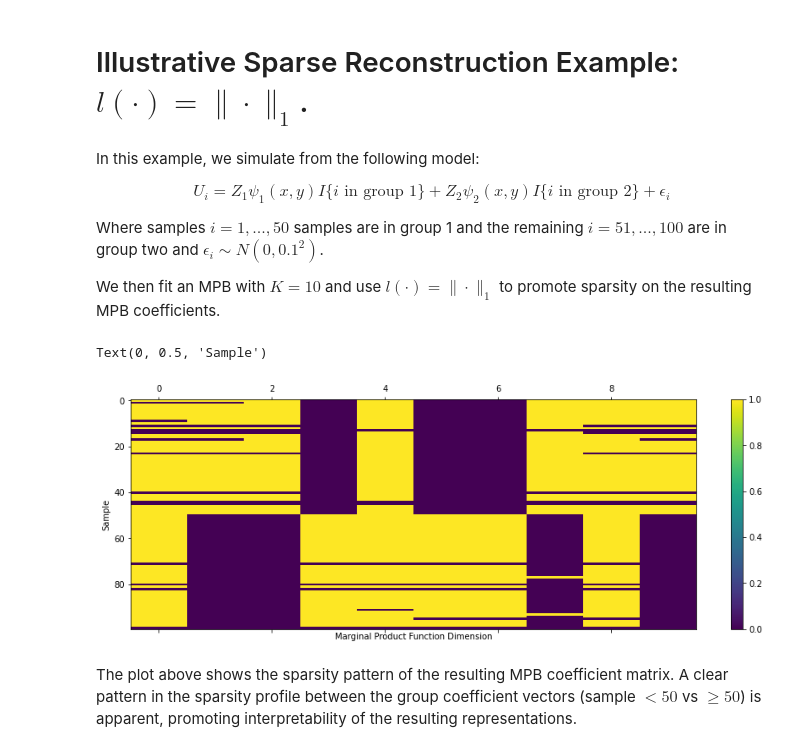
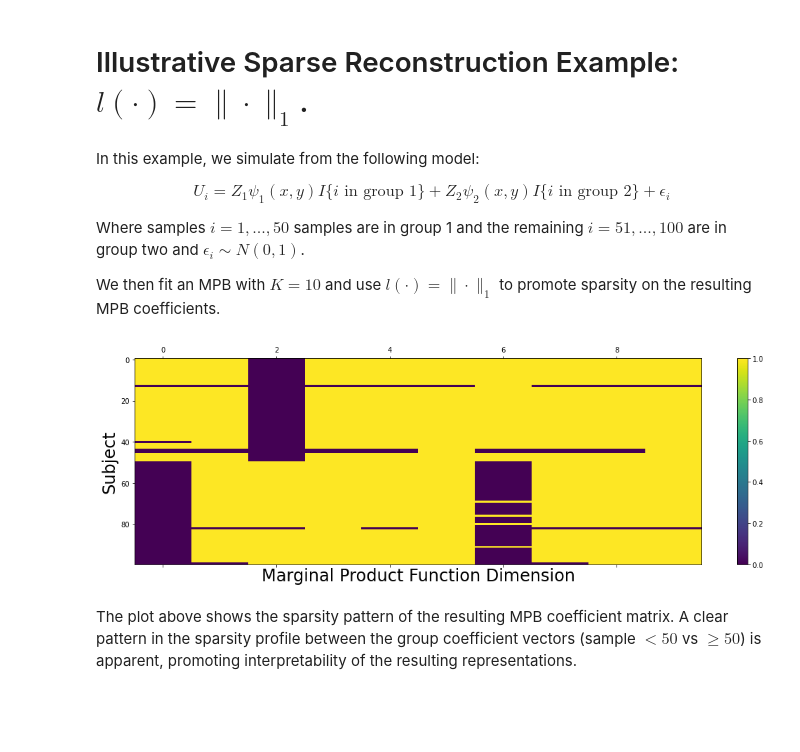
Before and after one commit to Will-Consagra/eMFDA, a Jupyter notebook: simulations/additional_evaluation_52.ipynb, the cells around one changed output. Saved outputs shown, nothing was run; the diff lists cells and outputs as text; code cells hidden in the pictures; blank space fills up the shorter version.

```diff
--- a/simulations/additional_evaluation_52.ipynb
+++ b/simulations/additional_evaluation_52.ipynb
@@ -410,7 +405,7 @@ $$
     U_i = Z_1 \psi_1(x,y)I\{i\text{ in group 1}\} + Z_2\psi_2(x,y)I\{i\text{ in group 2}\} + \epsilon_i
 $$
 
-Where samples $i=1,...,50$ samples are in group 1 and the remaining $i=51,...,100$ are in group two and $\epsilon_i\sim N(0,0.1^2)$.
+Where samples $i=1,...,50$ samples are in group 1 and the remaining $i=51,...,100$ are in group two and $\epsilon_i\sim N(0,1)$.
 
 We then fit an MPB with $K=10$ and use $l(\cdot) = \|\cdot\|_{1}$ to promote sparsity on the resulting MPB coefficients.
 # %%
@@ -422,7 +417,7 @@ Y_true  = sample_field_sparse(Ntrain)
 Y_noisey = Y_true + np.random.normal(loc=0, scale=np.sqrt(sigma2), size=Y_true.shape)
 
 lam_c = 1e-10
-lam_s = .5 ## encourage sparsity
+lam_s = .1 ## encourage sparsity
 pen_params = [lam_c]*nmode + [lam_s]
 Zeta_tensor, Clst, Ctilde, Smat_scaled = kompb(Y_noisey, K, pen_params, reg_type="l1")
 
@@ -433,18 +428,21 @@ mise = (tl.norm(Y_true - Yhat)**2)/(np.prod(Y_true.shape))
 # %%
 ## plot spare MPB coefficients
 sns.reset_orig()
 
 f, ax = plt.subplots(figsize=(15,5))
 
 Smat_scaled[Smat_scaled != 0] = 1
 pos = ax.matshow(Smat_scaled)
 ax.set_aspect("auto")
 f.colorbar(pos, ax=ax)
 
-ax.set_xlabel("Marginal Product Function Dimension")
-ax.set_ylabel("Sample")
+ax.set_xlabel("Marginal Product Function Dimension",fontsize=24)
+ax.set_ylabel("Subject",fontsize=24)
+
+f.tight_layout()
+
+#plt.savefig("../../figures/interpretable_mpb.pdf")
 # %% [output]
-Text(0, 0.5, 'Sample')
-[figure, old version]
+[figure, new version]
 # %% [markdown]
 The plot above shows the sparsity pattern of the resulting MPB coefficient matrix. A clear pattern in the sparsity profile between the group coefficient vectors (sample $< 50$ vs $ \ge 50$) is apparent, promoting interpretability of the resulting representations.
```
Also changed, not shown: parts of 6 cells of this notebook.
